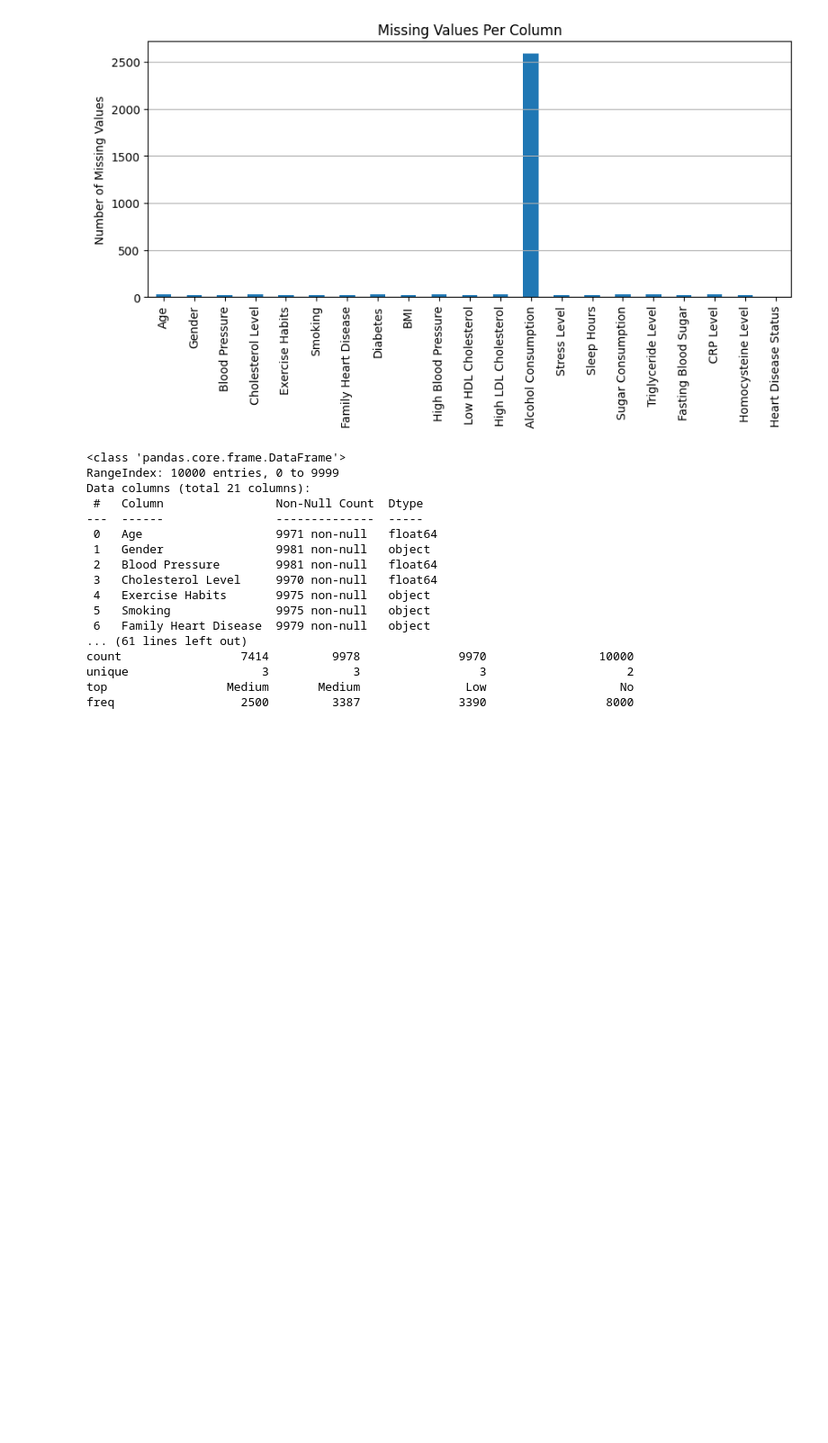
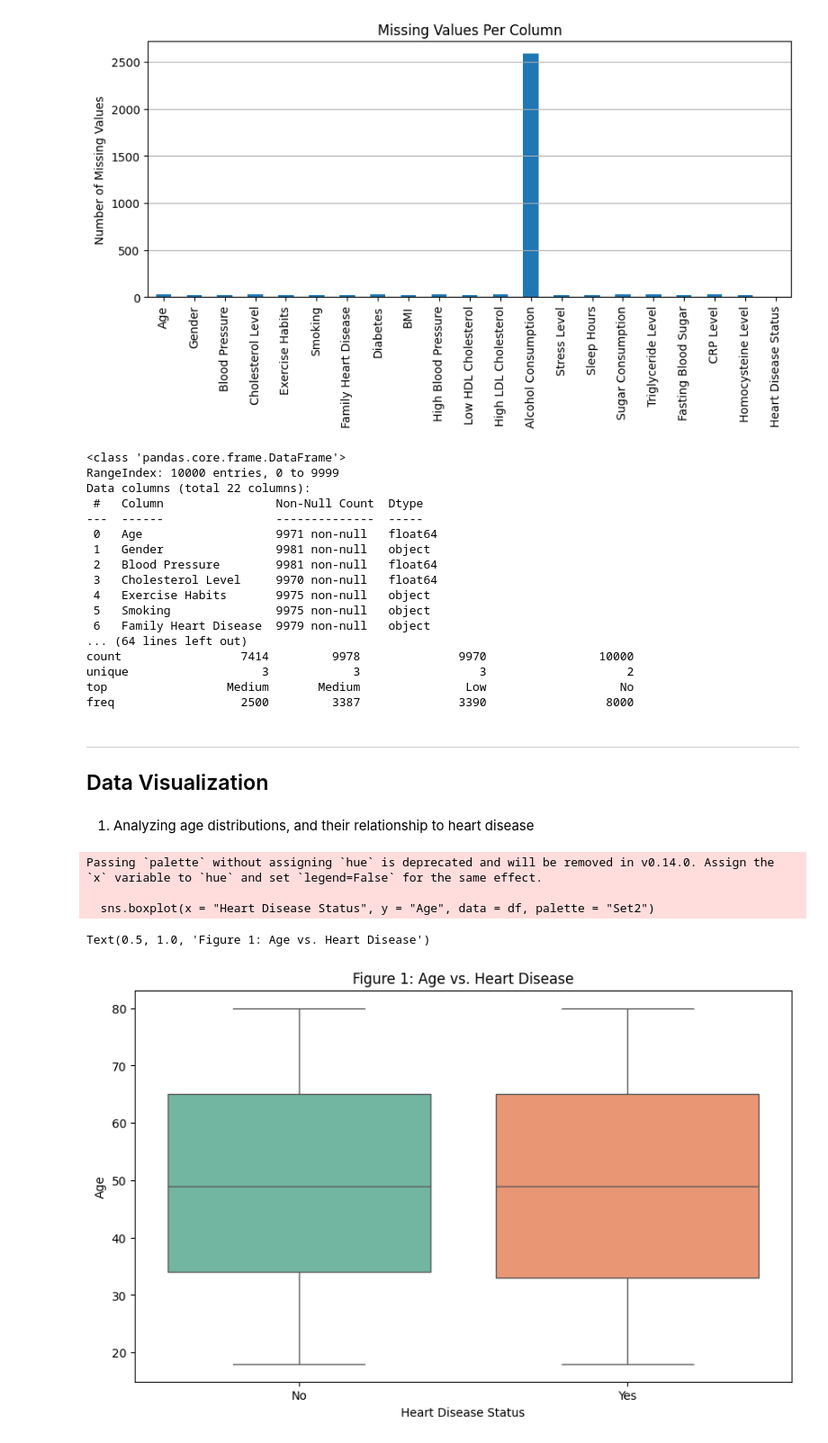
Before and after one commit to Markus8888888/heart-disease-prediction, a Jupyter notebook: notebooks/1_exploratory_data_analysis.ipynb, the cells around one changed output. Shown at 90% size. Cells and saved outputs as stored; diff of their text form; code cells hidden in the pictures; blank space fills up the shorter version.

```diff
--- a/notebooks/1_exploratory_data_analysis.ipynb
+++ b/notebooks/1_exploratory_data_analysis.ipynb
@@ -78,7 +78,8 @@ dtype: int64
 [figure]
 # %%
 # Data types for each column and memory usage
-df.info()
+print(df.info())
+print("---")
 
 # Statistical summary for numerical
 print("Numerical Summary:")
@@ -87,11 +88,11 @@ print("---")
 
 # Statistical summary for categorical
 print("Categorical Summary:")
-print(df.describe(include='object'))
+print(df.describe(include = "object"))
 # %% [output]
 <class 'pandas.core.frame.DataFrame'>
 RangeIndex: 10000 entries, 0 to 9999
-Data columns (total 21 columns):
+Data columns (total 22 columns):
  #   Column                Non-Null Count  Dtype
 ---  ------                --------------  -----
  0   Age                   9971 non-null   float64
@@ -101,8 +102,24 @@ Data columns (total 21 columns):
  4   Exercise Habits       9975 non-null   object
  5   Smoking               9975 non-null   object
  6   Family Heart Disease  9979 non-null   object
-... (61 lines left out)
+... (64 lines left out)
 count                 7414         9978              9970                10000
 unique                   3            3                 3                    2
 top                 Medium       Medium               Low                   No
 freq                  2500         3387              3390                 8000
+# %% [markdown]
+---
+## Data Visualization
+# %% [markdown]
+1. Analyzing age distributions, and their relationship to heart disease
+# %%
+# Age distribution by heart disease status
+plt.figure(figsize = (10, 6))
+sns.boxplot(x = "Heart Disease Status", y = "Age", data = df, palette = "Set2")
+plt.title("Figure 1: Age vs. Heart Disease")
+# %% [output]
+Passing `palette` without assigning `hue` is deprecated and will be removed in v0.14.0. Assign the `x` variable to `hue` and set `legend=False` for the same effect.
+
+  sns.boxplot(x = "Heart Disease Status", y = "Age", data = df, palette = "Set2")
+Text(0.5, 1.0, 'Figure 1: Age vs. Heart Disease')
+[figure, added]
```
Also changed, not shown: parts of 11 cells of this notebook, 2 other files.
